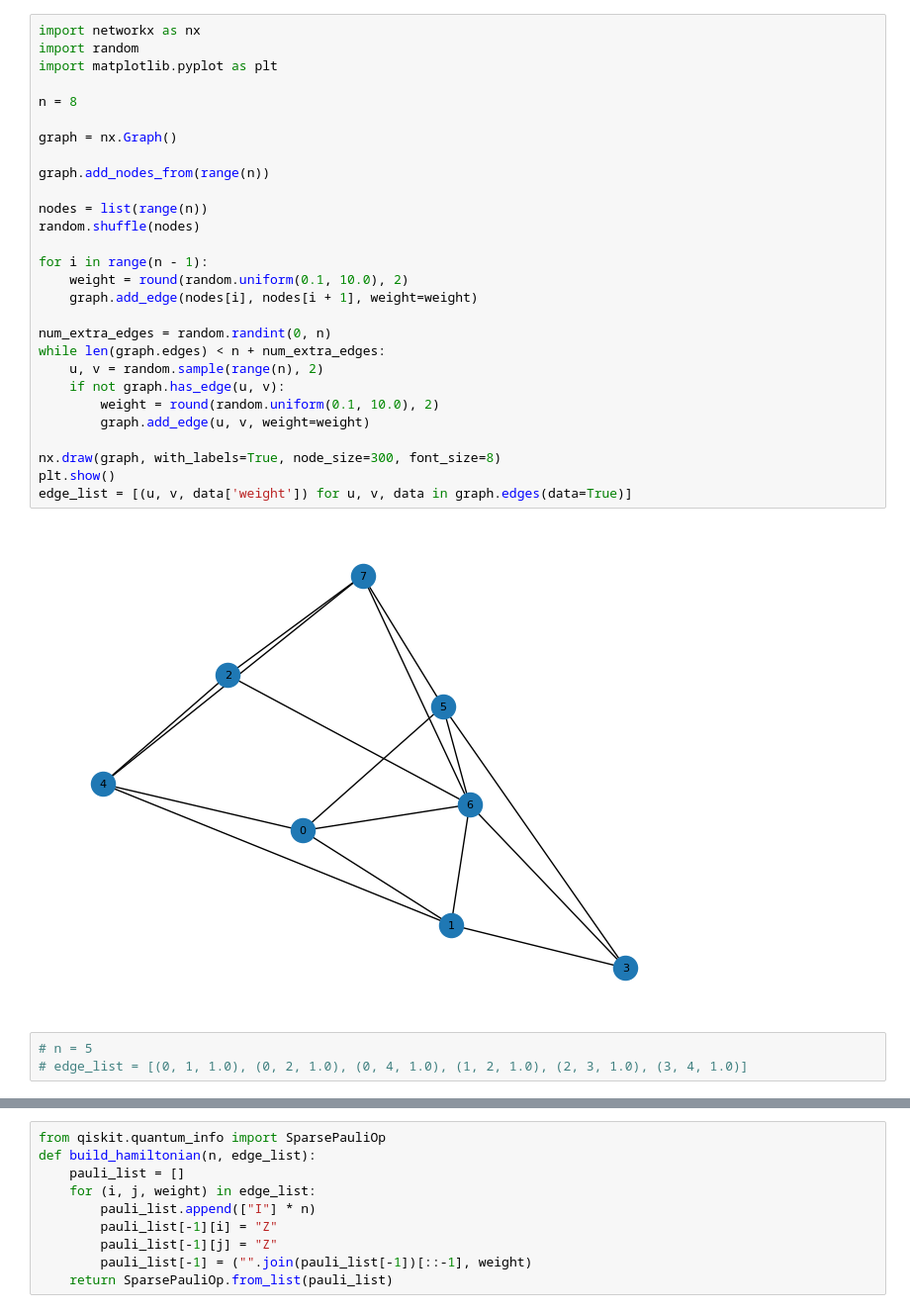
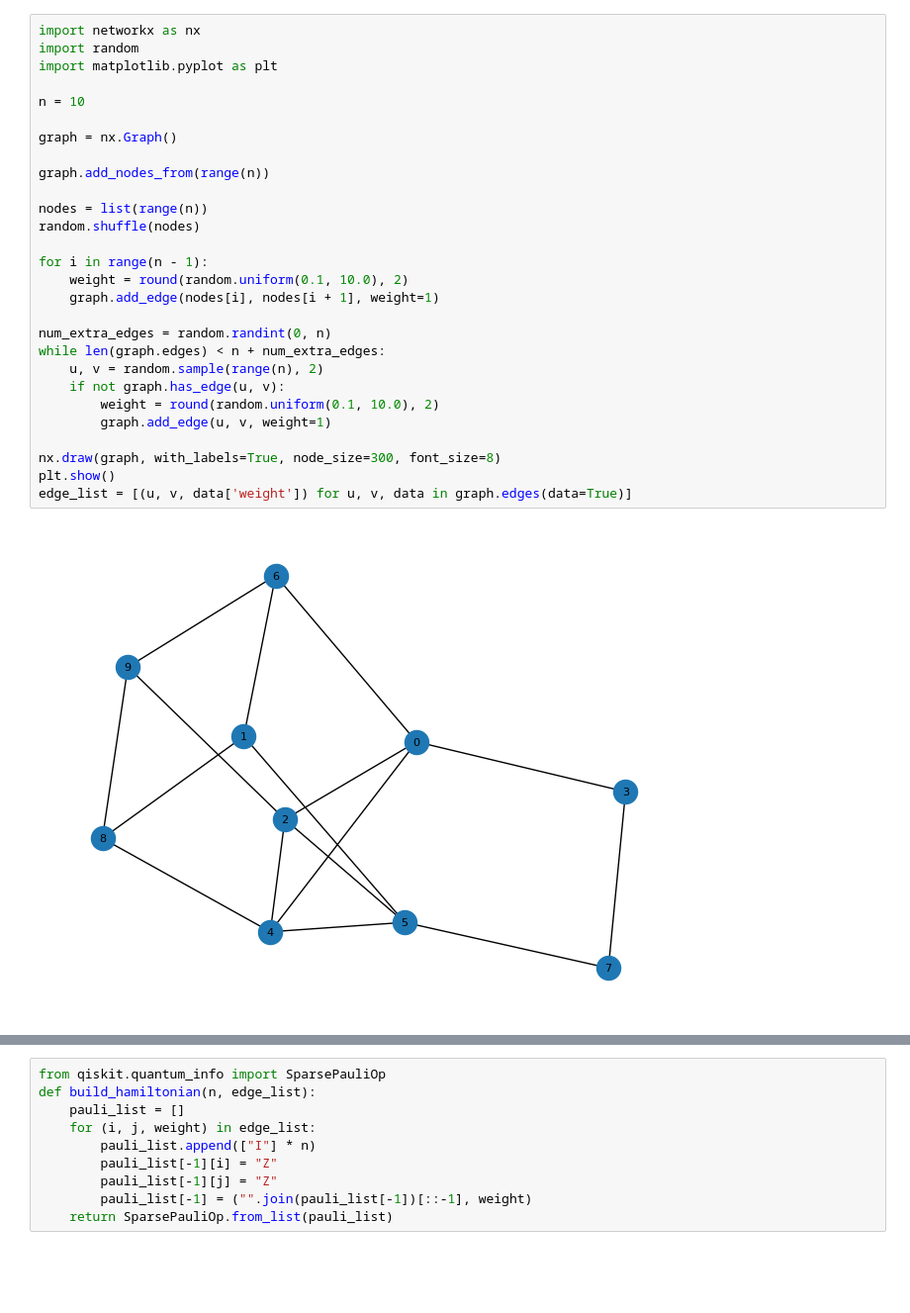
Before and after one commit to Huaiyuan-Jing/Quantum_Algorithm, a Jupyter notebook: QAOA.ipynb, the cells around one changed output, grey strips where cells are left out. Shown at 99% size. Saved outputs shown, nothing was run; the diff lists cells and outputs as text; blank space fills up the shorter version.

Commit message:
better visualization

```diff
--- a/QAOA.ipynb
+++ b/QAOA.ipynb
@@ -1,33 +1,30 @@
 # %%
 import networkx as nx
 import random
 import matplotlib.pyplot as plt
 
-n = 8
+n = 10
 
 graph = nx.Graph()
 
 graph.add_nodes_from(range(n))
 
 nodes = list(range(n))
 random.shuffle(nodes)
 
 for i in range(n - 1):
     weight = round(random.uniform(0.1, 10.0), 2)
-    graph.add_edge(nodes[i], nodes[i + 1], weight=weight)
+    graph.add_edge(nodes[i], nodes[i + 1], weight=1)
 
 num_extra_edges = random.randint(0, n)
 while len(graph.edges) < n + num_extra_edges:
     u, v = random.sample(range(n), 2)
     if not graph.has_edge(u, v):
         weight = round(random.uniform(0.1, 10.0), 2)
-        graph.add_edge(u, v, weight=weight)
+        graph.add_edge(u, v, weight=1)
 
 nx.draw(graph, with_labels=True, node_size=300, font_size=8)
 plt.show()
 edge_list = [(u, v, data['weight']) for u, v, data in graph.edges(data=True)]
 # %% [output]
-[figure, old version]
+[figure, new version]
-# %%
-# n = 5
-# edge_list = [(0, 1, 1.0), (0, 2, 1.0), (0, 4, 1.0), (1, 2, 1.0), (2, 3, 1.0), (3, 4, 1.0)]
```
Also changed, not shown: parts of 13 cells of this notebook.
